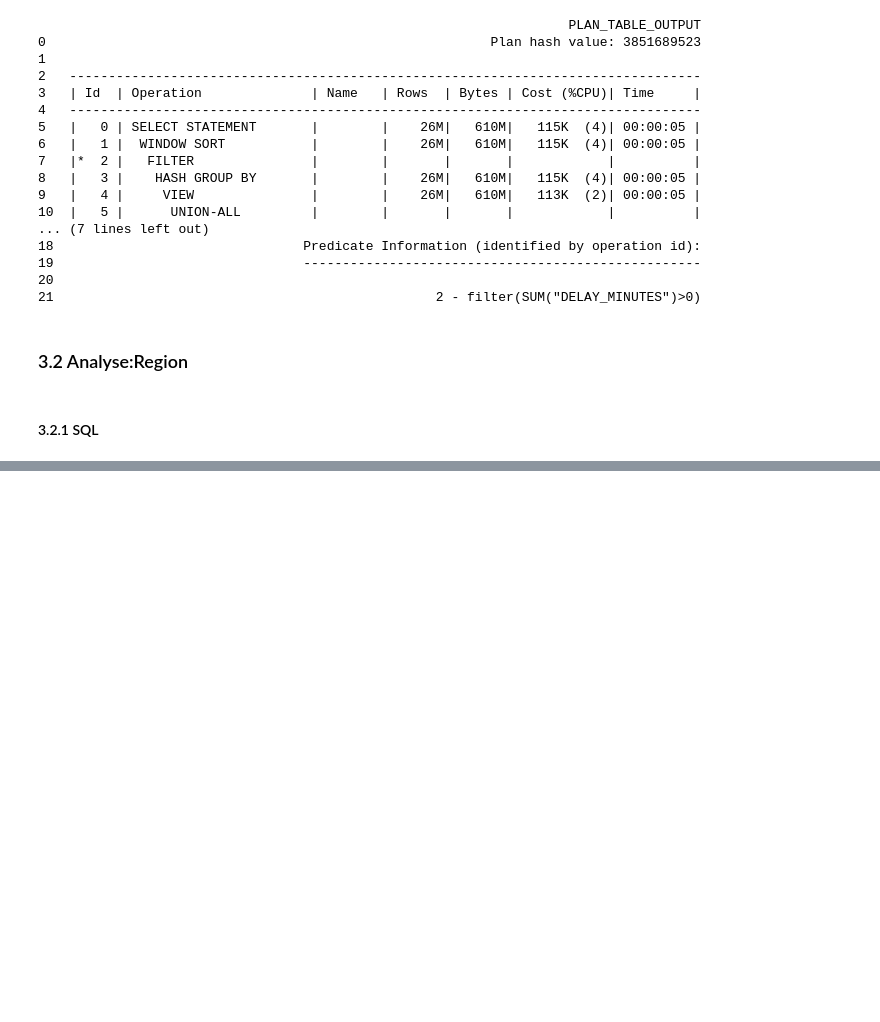
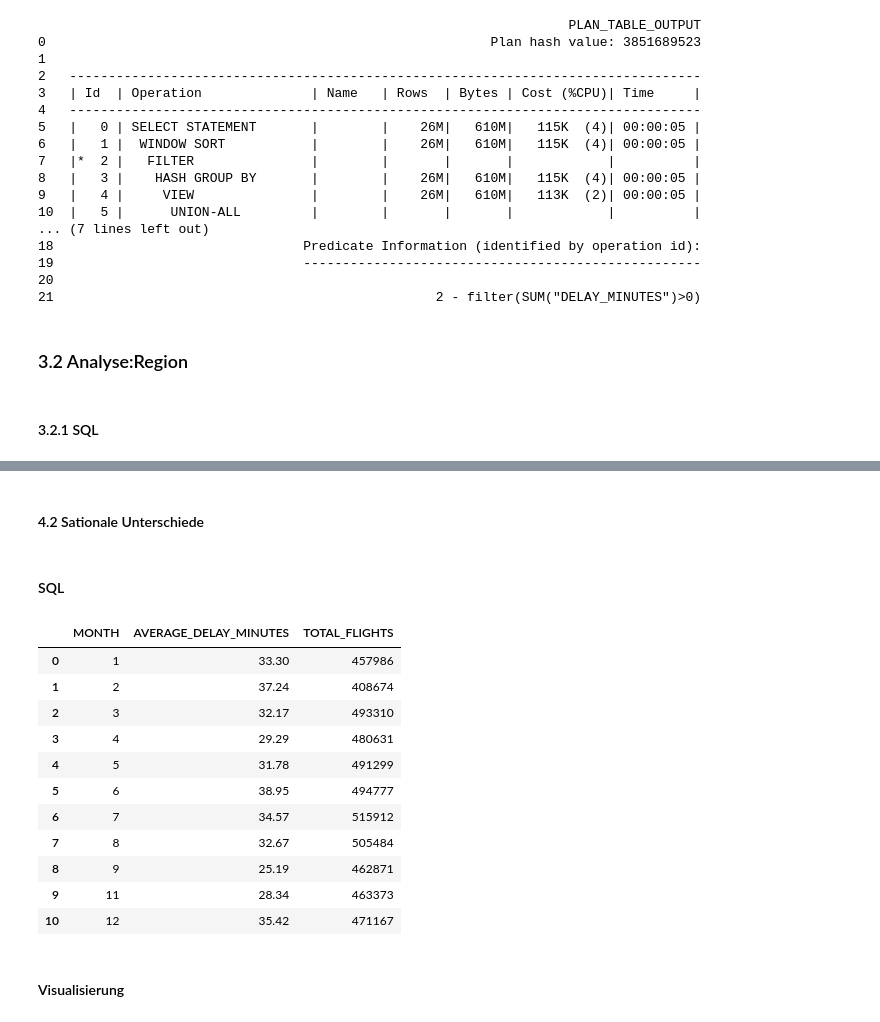
Before and after one commit to Oreo7985/HU-Data-Warehousing, a Jupyter notebook: uebung3/Python-Oracle-Pandas-Primer/Ueb3-Primer-pandas-oracle.ipynb, the cells around one changed output, grey strips where cells are left out. Saved outputs shown, nothing was run; the diff lists cells and outputs as text; code cells hidden in the pictures; blank space fills up the shorter version.

```diff
--- a/uebung3/Python-Oracle-Pandas-Primer/Ueb3-Primer-pandas-oracle.ipynb
+++ b/uebung3/Python-Oracle-Pandas-Primer/Ueb3-Primer-pandas-oracle.ipynb
@@ -553,0 +554,43 @@ create_airport_map(df3_2)
+# %% [markdown]
+#### 4.2 Sationale Unterschiede
+# %% [markdown]
+#### SQL
+# %%
+query4_4 = """
+SELECT
+    t.MONTH AS MONTH,
+    ROUND(AVG(
+        NVL(f.DEPARTURE_DELAY, 0) +
+        NVL(f.TAXI_OUT, 0) +
+        NVL(f.SECURITY_DELAY, 0) +
+        NVL(f.AIRLINE_DELAY, 0) +
+        NVL(f.WEATHER_DELAY, 0) +
+        NVL(f.AIR_SYSTEM_DELAY, 0)
+    ), 2) AS AVERAGE_DELAY_MINUTES,
+    COUNT(*) AS TOTAL_FLIGHTS
+FROM DELAYS f
+JOIN TIME t ON
+    f.DAY = t.DAY AND
+    f.MONTH = t.MONTH AND
+    f.YEAR = t.YEAR
+WHERE f.CANCELLED = 0
+GROUP BY t.MONTH
+ORDER BY t.MONTH ASC
+"""
+df4_4 = run_query(query4_4)
+df4_4
+# %% [output]
+|  | MONTH | AVERAGE_DELAY_MINUTES | TOTAL_FLIGHTS |
+| 0 | 1 | 33.30 | 457986 |
+| 1 | 2 | 37.24 | 408674 |
+| 2 | 3 | 32.17 | 493310 |
+| 3 | 4 | 29.29 | 480631 |
+| 4 | 5 | 31.78 | 491299 |
+| 5 | 6 | 38.95 | 494777 |
+| 6 | 7 | 34.57 | 515912 |
+| 7 | 8 | 32.67 | 505484 |
+| 8 | 9 | 25.19 | 462871 |
+| 9 | 11 | 28.34 | 463373 |
+| 10 | 12 | 35.42 | 471167 |
+# %% [markdown]
+#### Visualisierung
```
Also changed, not shown: parts of 91 cells of this notebook, 16 other files.
